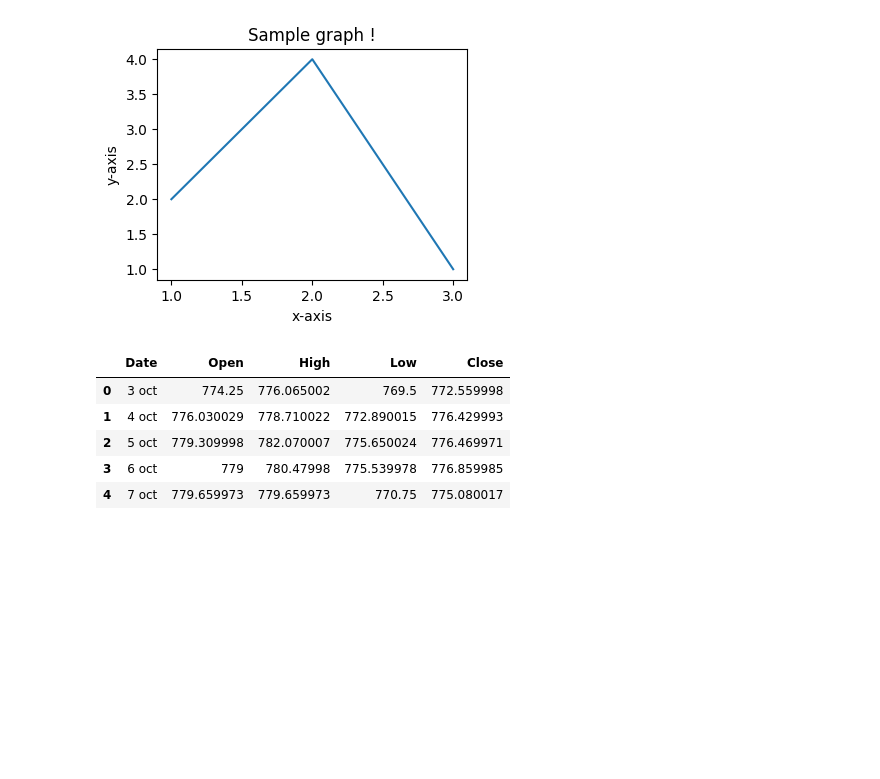
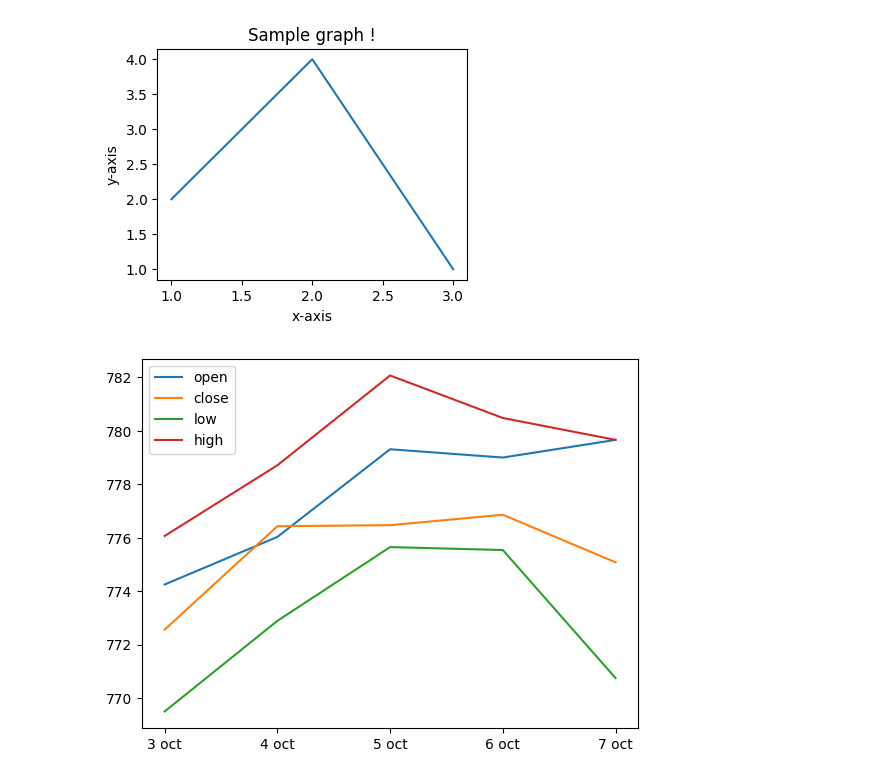
Before and after one commit to Sanya-Katiyar-Eng/ML_Basics, a Jupyter notebook: Practice_question/matplotlib_practice_w3schools.ipynb, the cells around one changed output. Cells and saved outputs as stored; diff of their text form; code cells hidden in the pictures; blank space fills up the shorter version.

```diff
--- a/Practice_question/matplotlib_practice_w3schools.ipynb
+++ b/Practice_question/matplotlib_practice_w3schools.ipynb
@@ -25,16 +25,23 @@ plt.plot(x,y)
 [figure]
 # %%
 import pandas as pd
+import matplotlib.pyplot as plt
 data={'Date':['3 oct','4 oct','5 oct','6 oct','7 oct'],
           'Open':['774.25','776.030029','779.309998','779','779.659973'],
           'High':['776.065002','778.710022','782.070007','780.47998','779.659973'],
           'Low':['769.5','772.890015','775.650024','775.539978','770.75'],
           'Close':['772.559998','776.429993','776.469971','776.859985','775.080017']}
-pd.DataFrame(data)
+df=pd.DataFrame(data)
+df['Open']=df['Open'].astype(float)
+df['Close']=df['Close'].astype(float)
+df['Low']=df['Low'].astype(float)
+df['High']=df['High'].astype(float)
+#df['Date']=df['Date'].astype(float)
+plt.plot(df['Date'],df['Open'],label='open')
+plt.plot(df['Date'],df['Close'],label='close')
+plt.plot(df['Date'],df['Low'],label='low')
+plt.plot(df['Date'],df['High'],label='high')
+plt.legend()
+plt.show()
 # %% [output]
-|  | Date | Open | High | Low | Close |
-| 0 | 3 oct | 774.25 | 776.065002 | 769.5 | 772.559998 |
-| 1 | 4 oct | 776.030029 | 778.710022 | 772.890015 | 776.429993 |
-| 2 | 5 oct | 779.309998 | 782.070007 | 775.650024 | 776.469971 |
-| 3 | 6 oct | 779 | 780.47998 | 775.539978 | 776.859985 |
-| 4 | 7 oct | 779.659973 | 779.659973 | 770.75 | 775.080017 |
+[figure, added]
```
Also changed, not shown: parts of 5 cells of this notebook.
